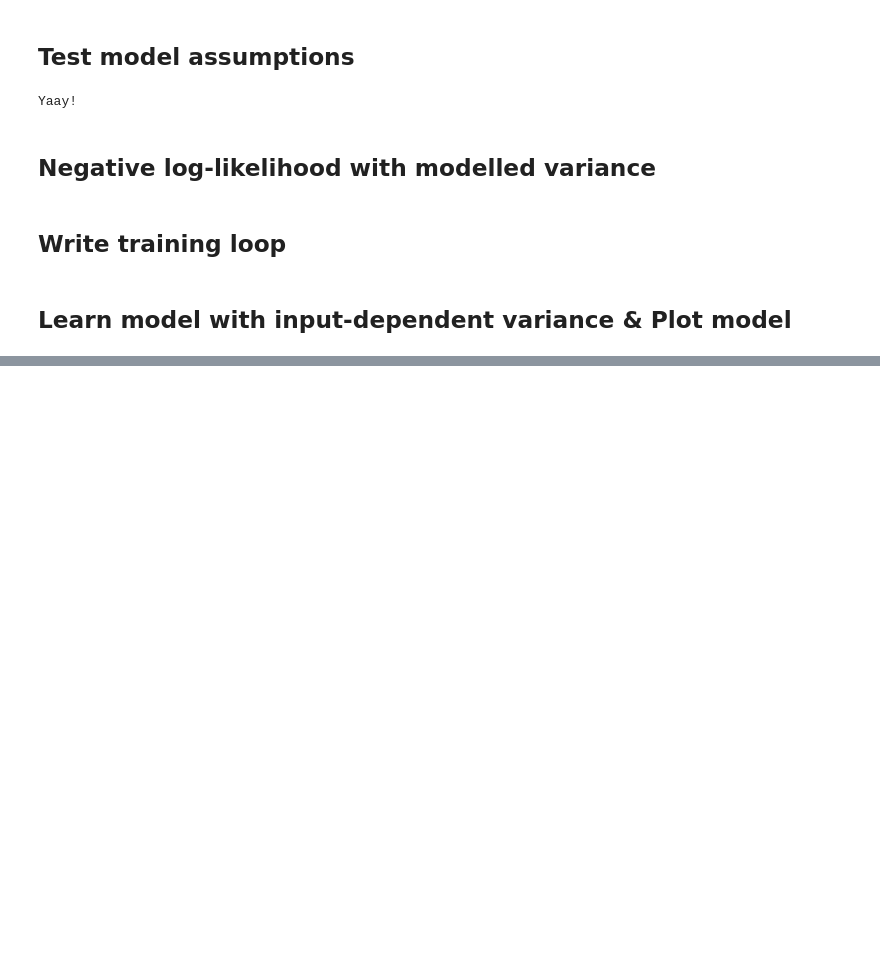
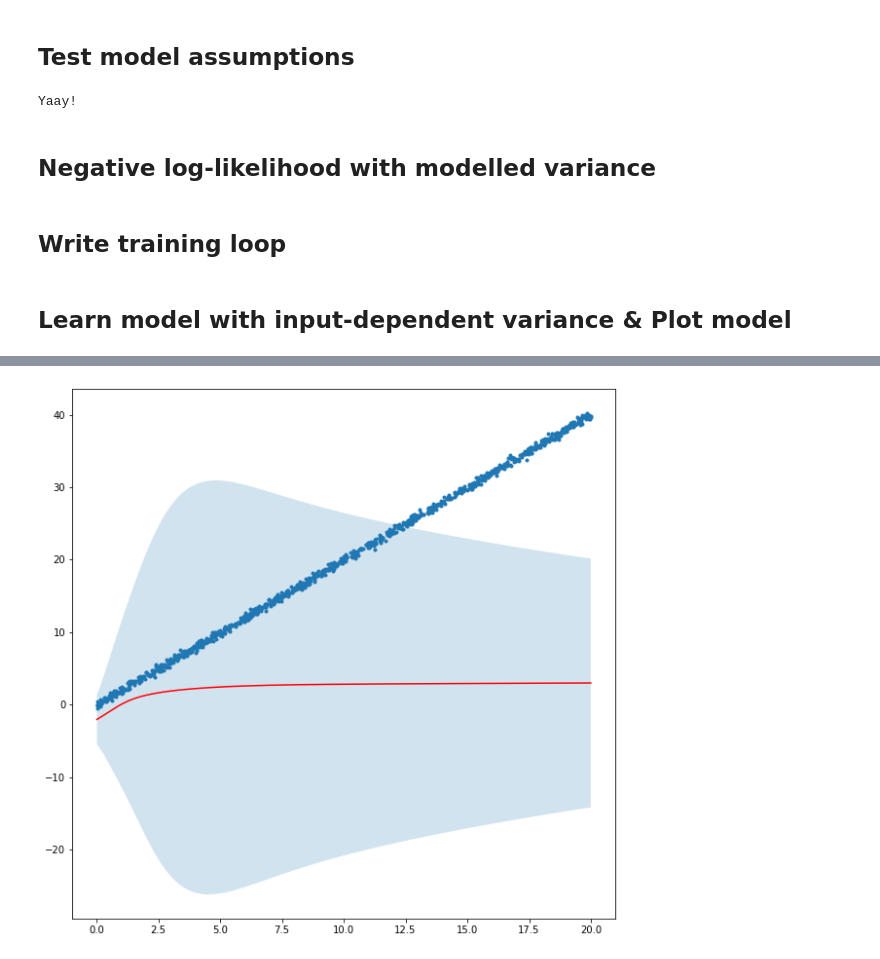
Before and after one commit to mrsalehi/csc2506-prob-learn-reason, a Jupyter notebook: Assignment-1/Q3.ipynb, the cells around one changed output, grey strips where cells are left out. Cells and saved outputs as stored; diff of their text form; code cells hidden in the pictures; blank space fills up the shorter version.

```diff
--- a/Assignment-1/Q3.ipynb
+++ b/Assignment-1/Q3.ipynb
@@ -534,7 +534,7 @@ def nn_with_var_model_nll(theta, x, y):
 # %% [markdown]
 ## Write training loop
 # %%
-def train_nn_w_var_reg(target_f, theta_init, bs=100, lr=1e-4, iters=10000, print_every=10):
+def train_nn_w_var_reg(target_f, theta_init, bs=100, lr=1e-6, iters=10000, print_every=10):
     theta_curr = theta_init
     grad_fn = grad(nn_with_var_model_nll, argnums=0)
 
@@ -552,6 +552,6 @@ def train_nn_w_var_reg(target_f, theta_init, bs=100, lr=1e-4, iters=10000, print
 ## Learn model with input-dependent variance & Plot model
 # %%
 theta_init = {'w1': randn(1, 10), 'b1': randn(10,), 'w2': randn(10, 2), 'b2': randn(2,)}
-theta_learned = train_nn_w_var_reg(target_f1, theta_init, iters=100, print_every=1,
-                                   lr=1e-5, bs=20)
+theta_learned = train_nn_w_var_reg(target_f1, theta_init, iters=1000, print_every=50,
+                                   lr=1e-6, bs=100)
 # %% [output]
@@ -574,0 +578,14 @@ iteration 99, loss: 6.30122709274292
+# %%
+X, y = sample_batch(target_f1, 1000)
+mean, log_sigma = neural_net_w_var(X, theta_learned)
+
+X_sorted, y_sorted, mean_sorted, log_sigma_sorted = sort_data(X[0], y, mean, log_sigma)
+
+plt.figure(figsize=(10, 10))
+plt.plot(X_sorted, y_sorted, '.');
+plt.plot(X_sorted, mean_sorted, 'r');
+uncertainty = [1.] * len(mean_sorted)
+plt.fill_between(X_sorted, mean_sorted.copy()-jnp.exp(log_sigma_sorted),
+                 mean_sorted.copy()+jnp.exp(log_sigma_sorted), alpha=0.2);
+# %% [output]
+[figure, added]
```
Also changed, not shown: parts of 11 cells of this notebook.
